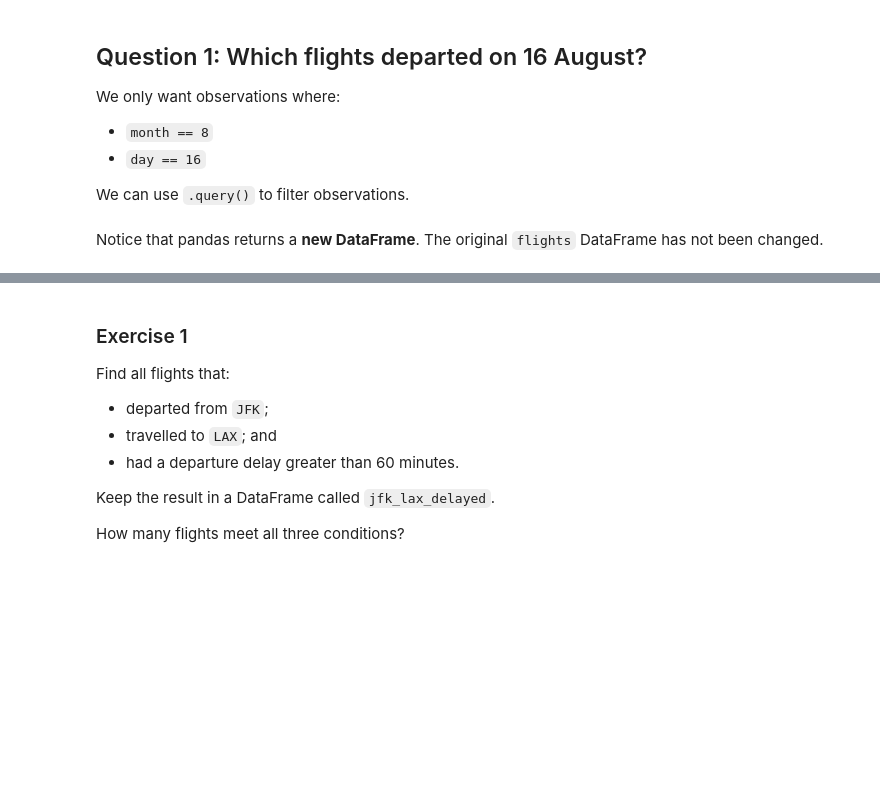
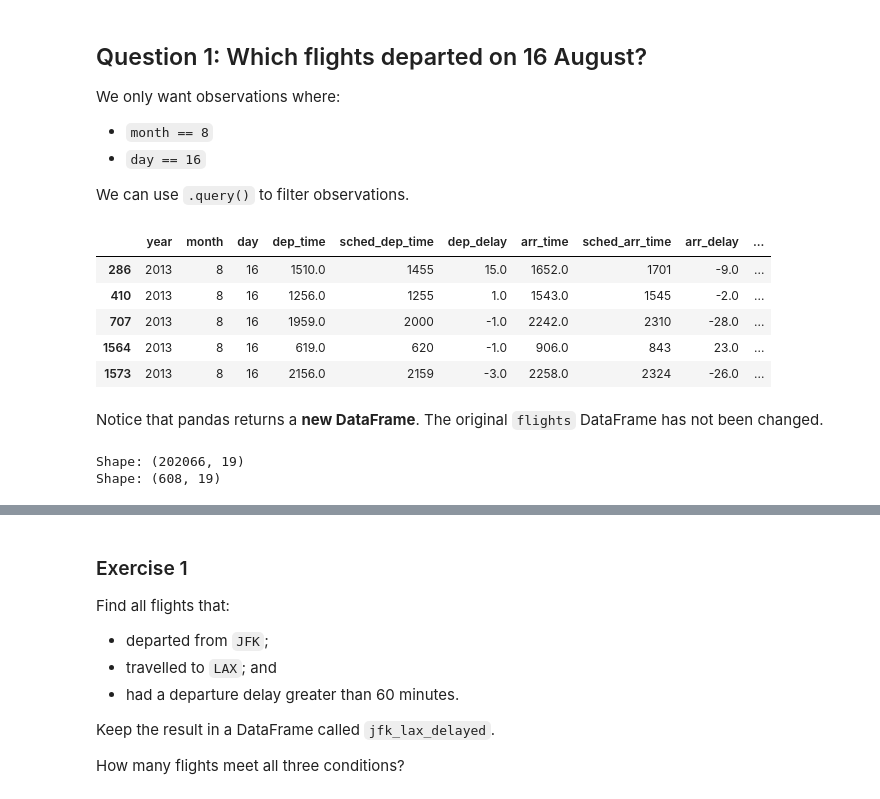
Before and after one commit to wenndybenavides/ANALYTICS-CODING, a Jupyter notebook: Session_2/1_Data_Transformation_AUT26.ipynb, the cells around one changed output, grey strips where cells are left out. Cells and saved outputs as stored; diff of their text form; code cells hidden in the pictures; blank space fills up the shorter version.

```diff
--- a/Session_2/1_Data_Transformation_AUT26.ipynb
+++ b/Session_2/1_Data_Transformation_AUT26.ipynb
@@ -63,8 +73,24 @@ We only want observations where:
 * `day == 16`
 
 We can use `.query()` to filter observations.
+# %%
+flights_aug16 = flights.query('month == 8 & day == 16')
+flights_aug16.head()
+# %% [output]
+|  | year | month | day | dep_time | sched_dep_time | dep_delay | arr_time | sched_arr_time | arr_delay | ... |
+| 286 | 2013 | 8 | 16 | 1510.0 | 1455 | 15.0 | 1652.0 | 1701 | -9.0 | ... |
+| 410 | 2013 | 8 | 16 | 1256.0 | 1255 | 1.0 | 1543.0 | 1545 | -2.0 | ... |
+| 707 | 2013 | 8 | 16 | 1959.0 | 2000 | -1.0 | 2242.0 | 2310 | -28.0 | ... |
+| 1564 | 2013 | 8 | 16 | 619.0 | 620 | -1.0 | 906.0 | 843 | 23.0 | ... |
+| 1573 | 2013 | 8 | 16 | 2156.0 | 2159 | -3.0 | 2258.0 | 2324 | -26.0 | ... |
 # %% [markdown]
 Notice that pandas returns a **new DataFrame**. The original `flights` DataFrame has not been changed.
+# %%
+print("Shape:", flights.shape)
+print("Shape:", flights_aug16.shape)
+# %% [output]
+Shape: (202066, 19)
+Shape: (608, 19)
 # %% [markdown]
 Multiple arguments to `.query()` are combined with `“and”`: every expression must be true in order for a row to be included in the output. For some operations you may need other Boolean operations - `&` is “and”, `|` is “or”, and `!` is “not”
 
```
Also changed, not shown: parts of 17 cells of this notebook.
